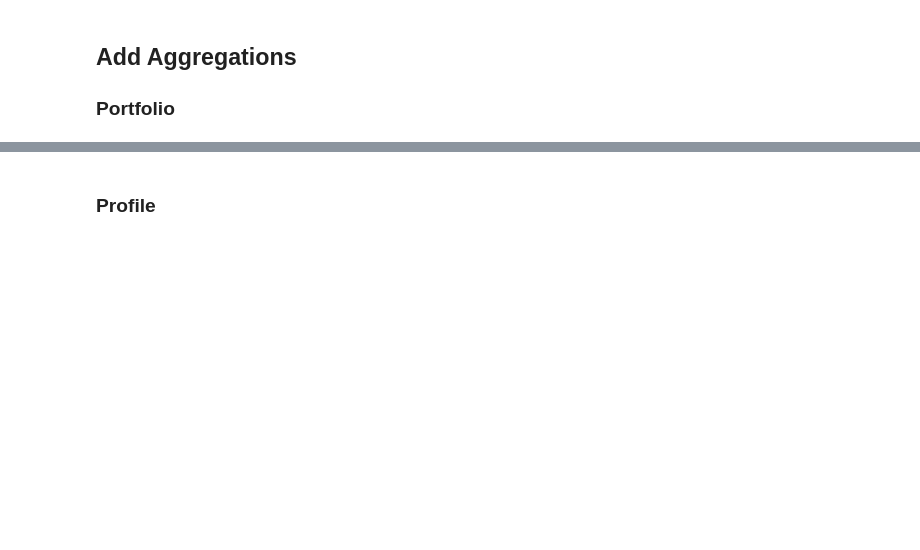
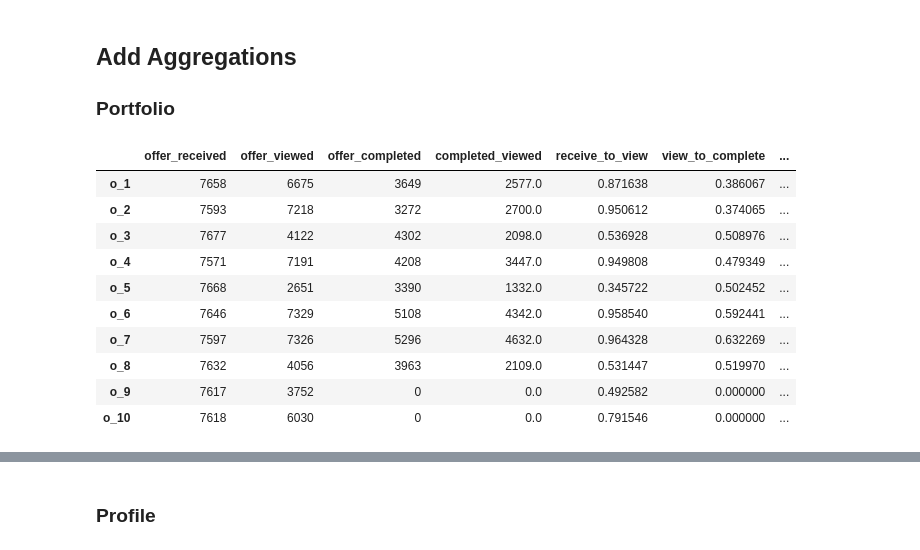
Before and after one commit to rbuerki/segmentation-challenge-starbucks, a Jupyter notebook: 1-data_prep.ipynb, the cells around one changed output, grey strips where cells are left out. Saved outputs shown, nothing was run; the diff lists cells and outputs as text; code cells hidden in the pictures; blank space fills up the shorter version.

Commit message:
FEAT: adapt aggregations "promo, profile" to new flagging

```diff
--- a/1-data_prep.ipynb
+++ b/1-data_prep.ipynb
@@ -641,17 +628,43 @@ BREAK HERE
 
 ### Portfolio
 # %%
-"""add aggregated promo data"""  # note: views and completion are only counted if within duration of actual offer
+"""add aggregated promo data"""
 
+# Step 1: count views and completions if within duration of actual offer (flag 0 or 1)
 promo_grouped = transcript_extended.groupby(['event', 'offer_id']).count()
 promo_grouped.drop(['person_id', 'amount', 'time'], axis=1, inplace=True)
 promo_grouped = promo_grouped.groupby('event').agg(np.sum).T
-promo_grouped = promo_grouped.reindex(columns = list(['offer received', 'offer viewed', 'offer completed']))
-promo_grouped = cleaning.edit_column_names(promo_grouped)  # cleans whitespace
-promo_grouped['view_to_complete'] = promo_grouped['offer_completed'] / promo_grouped['offer_viewed']
+promo_grouped = promo_grouped.reindex(columns = list(['offer received', 'offer viewed', 'offer completed'])) # order cols
+
+# Step 2: completion count with count only if occured after viewing an offer (flag 1)
+promo_completed = transcript_extended.groupby(['event']).sum().T
+promo_completed.drop(['time', 'amount'], inplace=True)
+assert list(promo_completed.index) == list(promo_grouped.index)
+promo_grouped['completed_viewed'] = promo_completed['offer completed']
+
+# clean column labels, add additional metrics for success rates
+promo_grouped = cleaning.edit_column_names(promo_grouped)  # clean whitespace
+promo_grouped['receive_to_view'] = promo_grouped['offer_viewed'] / promo_grouped['offer_received']
+promo_grouped['view_to_complete'] = promo_grouped['completed_viewed'] / promo_grouped['offer_viewed']
+promo_grouped['receive_to_complete'] = promo_grouped['completed_viewed'] / promo_grouped['offer_received']
+promo_grouped['receive_to_complete'] = promo_grouped['completed_viewed'] / promo_grouped['offer_received']
+promo_grouped['complete_by_accident'] = (promo_grouped['offer_completed'] - promo_grouped['completed_viewed']) \
+                                        / promo_grouped['offer_completed']
 
 # check new dataframe
 display(promo_grouped)
+# %% [output]
+|  | offer_received | offer_viewed | offer_completed | completed_viewed | receive_to_view | view_to_complete | ... |
+| o_1 | 7658 | 6675 | 3649 | 2577.0 | 0.871638 | 0.386067 | ... |
+| o_2 | 7593 | 7218 | 3272 | 2700.0 | 0.950612 | 0.374065 | ... |
+| o_3 | 7677 | 4122 | 4302 | 2098.0 | 0.536928 | 0.508976 | ... |
+| o_4 | 7571 | 7191 | 4208 | 3447.0 | 0.949808 | 0.479349 | ... |
+| o_5 | 7668 | 2651 | 3390 | 1332.0 | 0.345722 | 0.502452 | ... |
+| o_6 | 7646 | 7329 | 5108 | 4342.0 | 0.958540 | 0.592441 | ... |
+| o_7 | 7597 | 7326 | 5296 | 4632.0 | 0.964328 | 0.632269 | ... |
+| o_8 | 7632 | 4056 | 3963 | 2109.0 | 0.531447 | 0.519970 | ... |
+| o_9 | 7617 | 3752 | 0 | 0.0 | 0.492582 | 0.000000 | ... |
+| o_10 | 7618 | 6030 | 0 | 0.0 | 0.791546 | 0.000000 | ... |
 # %%
 # add to portfolio
 portfolio_extended = pd.concat([portfolio, promo_grouped], axis=1)
```
Also changed, not shown: parts of 15 cells of this notebook.
